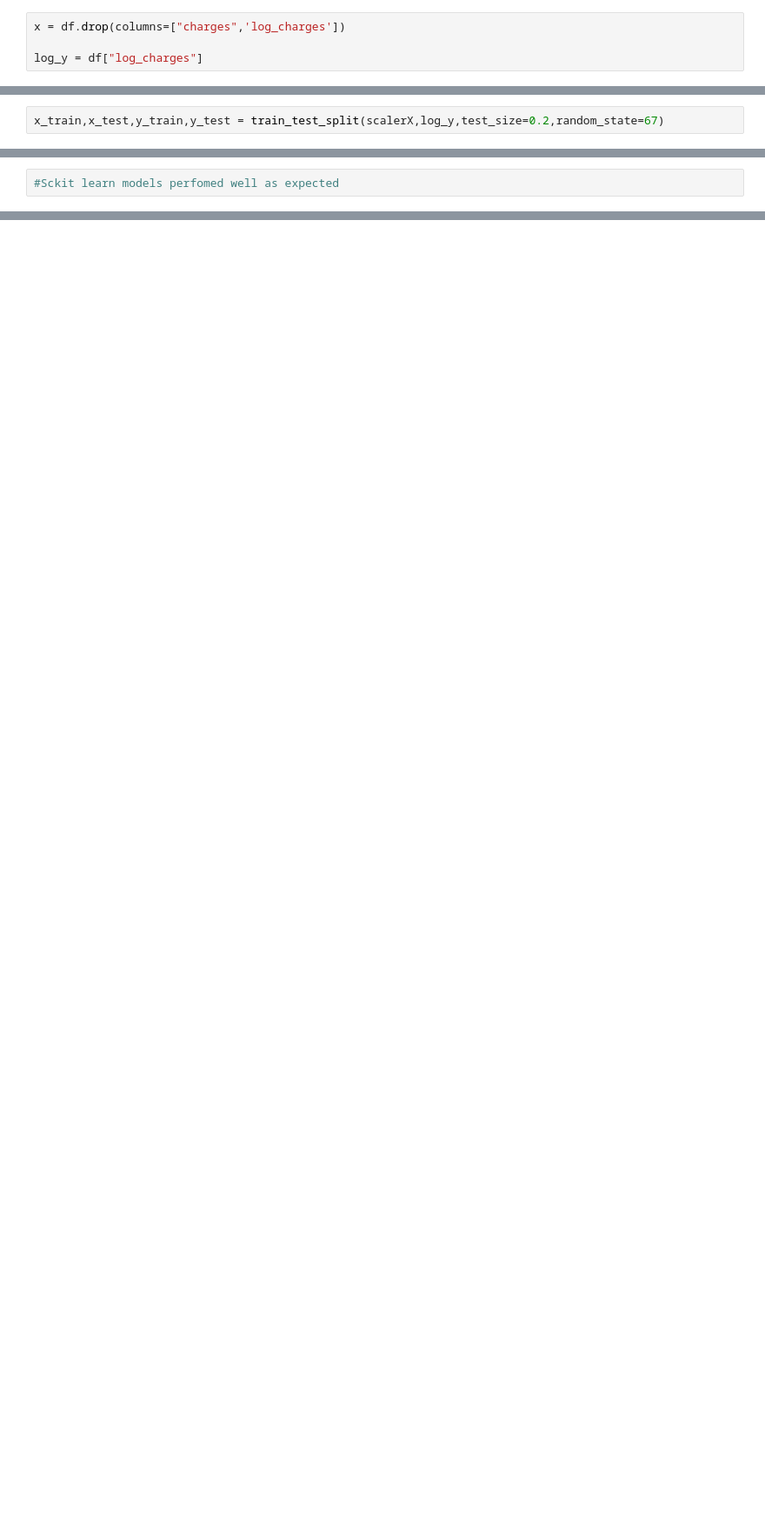
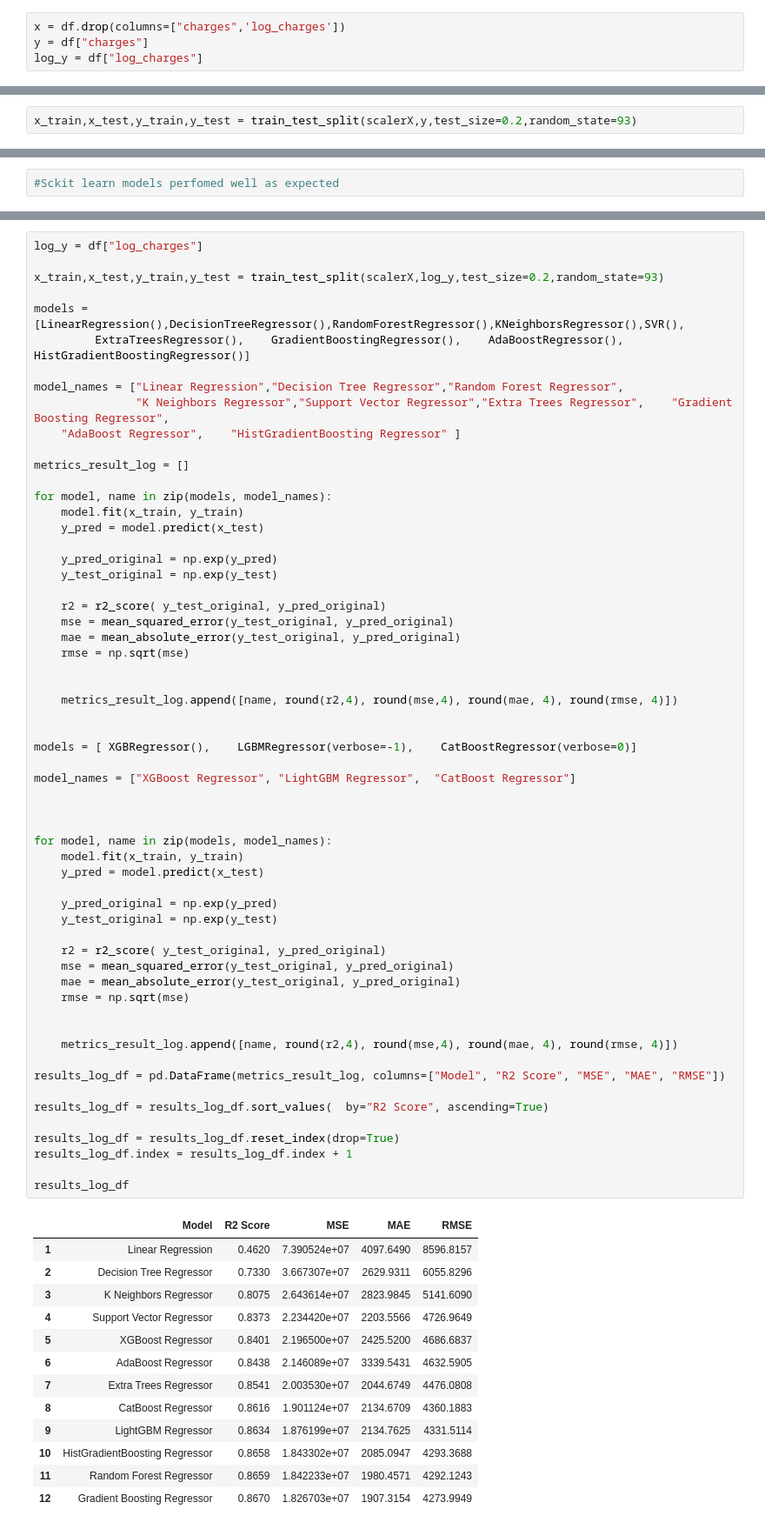
Before and after one commit to Ilumiles/Medical-Cost-Personal-Datasets, a Jupyter notebook: Medical Solution.ipynb, the cells around one changed output, grey strips where cells are left out. Shown at 87% size. Drawn from its saved outputs; the diff is of its cells as text; blank space fills up the shorter version.

```diff
--- a/Medical Solution.ipynb
+++ b/Medical Solution.ipynb
@@ -432,7 +437,7 @@ plt.show()
 [figure]
 # %%
 x = df.drop(columns=["charges",'log_charges'])
-
+y = df["charges"]
 log_y = df["log_charges"]
 # %%
 x.columns
@@ -580,5 +583,5 @@ We are using the log of y for the training and test, log_y
 # %%
-x_train,x_test,y_train,y_test = train_test_split(scalerX,log_y,test_size=0.2,random_state=67)
+x_train,x_test,y_train,y_test = train_test_split(scalerX,y,test_size=0.2,random_state=93)
 # %%
 len(x_train),len(x_test),len(y_train),len(y_test)
 # %% [output]
@@ -731,0 +780,73 @@ let assume, i did not use log of y, what will the result be
+# %%
+log_y = df["log_charges"]
+
+x_train,x_test,y_train,y_test = train_test_split(scalerX,log_y,test_size=0.2,random_state=93)
+
+models = [LinearRegression(),DecisionTreeRegressor(),RandomForestRegressor(),KNeighborsRegressor(),SVR(),
+         ExtraTreesRegressor(),    GradientBoostingRegressor(),    AdaBoostRegressor(),    HistGradientBoostingRegressor()]
+
+model_names = ["Linear Regression","Decision Tree Regressor","Random Forest Regressor",
+               "K Neighbors Regressor","Support Vector Regressor","Extra Trees Regressor",    "Gradient Boosting Regressor",
+    "AdaBoost Regressor",    "HistGradientBoosting Regressor" ]
+
+metrics_result_log = []
+
+for model, name in zip(models, model_names):
+    model.fit(x_train, y_train)
+    y_pred = model.predict(x_test)
+
+    y_pred_original = np.exp(y_pred)
+    y_test_original = np.exp(y_test)
+
+    r2 = r2_score( y_test_original, y_pred_original)
+    mse = mean_squared_error(y_test_original, y_pred_original)
+    mae = mean_absolute_error(y_test_original, y_pred_original)
+    rmse = np.sqrt(mse)
+
+
+    metrics_result_log.append([name, round(r2,4), round(mse,4), round(mae, 4), round(rmse, 4)])
+
+
+models = [ XGBRegressor(),    LGBMRegressor(verbose=-1),    CatBoostRegressor(verbose=0)]
+
+model_names = ["XGBoost Regressor", "LightGBM Regressor",  "CatBoost Regressor"]
+
+
+
+for model, name in zip(models, model_names):
+    model.fit(x_train, y_train)
+    y_pred = model.predict(x_test)
+
+    y_pred_original = np.exp(y_pred)
+    y_test_original = np.exp(y_test)
+
+    r2 = r2_score( y_test_original, y_pred_original)
+    mse = mean_squared_error(y_test_original, y_pred_original)
+    mae = mean_absolute_error(y_test_original, y_pred_original)
+    rmse = np.sqrt(mse)
+
+
+    metrics_result_log.append([name, round(r2,4), round(mse,4), round(mae, 4), round(rmse, 4)])
+
+results_log_df = pd.DataFrame(metrics_result_log, columns=["Model", "R2 Score", "MSE", "MAE", "RMSE"])
+
+results_log_df = results_log_df.sort_values(  by="R2 Score", ascending=True)
+
+results_log_df = results_log_df.reset_index(drop=True)
+results_log_df.index = results_log_df.index + 1
+
+results_log_df
+# %% [output]
+|  | Model | R2 Score | MSE | MAE | RMSE |
+| 1 | Linear Regression | 0.4620 | 7.390524e+07 | 4097.6490 | 8596.8157 |
+| 2 | Decision Tree Regressor | 0.7330 | 3.667307e+07 | 2629.9311 | 6055.8296 |
+| 3 | K Neighbors Regressor | 0.8075 | 2.643614e+07 | 2823.9845 | 5141.6090 |
+| 4 | Support Vector Regressor | 0.8373 | 2.234420e+07 | 2203.5566 | 4726.9649 |
+| 5 | XGBoost Regressor | 0.8401 | 2.196500e+07 | 2425.5200 | 4686.6837 |
+| 6 | AdaBoost Regressor | 0.8438 | 2.146089e+07 | 3339.5431 | 4632.5905 |
+| 7 | Extra Trees Regressor | 0.8541 | 2.003530e+07 | 2044.6749 | 4476.0808 |
+| 8 | CatBoost Regressor | 0.8616 | 1.901124e+07 | 2134.6709 | 4360.1883 |
+| 9 | LightGBM Regressor | 0.8634 | 1.876199e+07 | 2134.7625 | 4331.5114 |
+| 10 | HistGradientBoosting Regressor | 0.8658 | 1.843302e+07 | 2085.0947 | 4293.3688 |
+| 11 | Random Forest Regressor | 0.8659 | 1.842233e+07 | 1980.4571 | 4292.1243 |
+| 12 | Gradient Boosting Regressor | 0.8670 | 1.826703e+07 | 1907.3154 | 4273.9949 |
```
Also changed, not shown: parts of 27 cells of this notebook, 2 other files.
